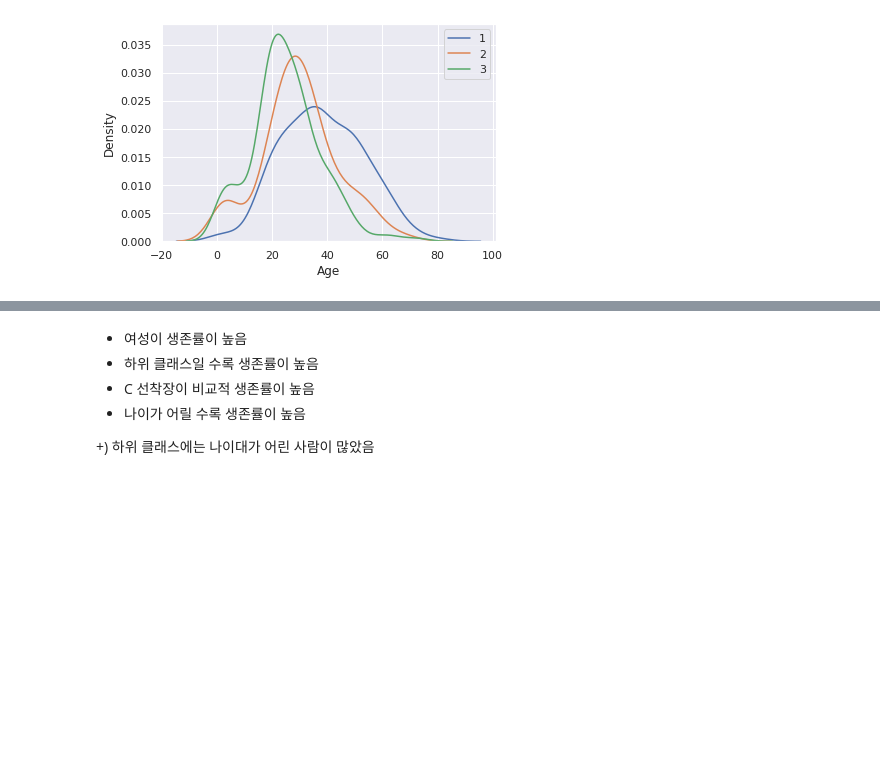
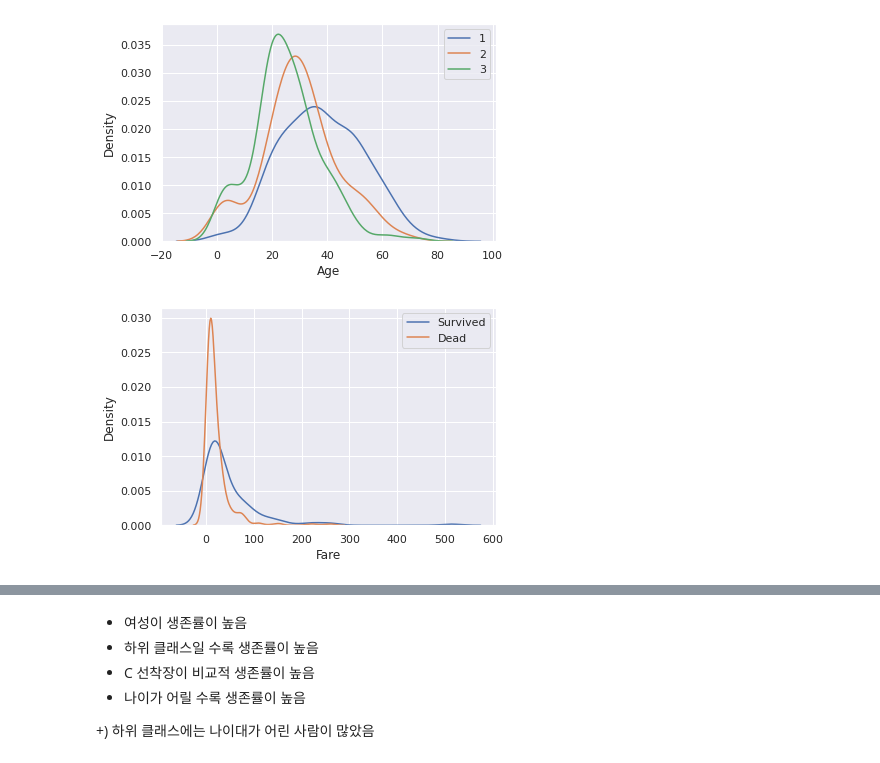
Before and after one commit to lauvsong/TITANIC_surviver_prediction, a Jupyter notebook: TITANIC.ipynb, the cells around one changed output, grey strips where cells are left out. Cells and saved outputs as stored; diff of their text form; code cells hidden in the pictures; blank space fills up the shorter version.

```diff
--- a/TITANIC.ipynb
+++ b/TITANIC.ipynb
@@ -102,5 +102,11 @@ plt.tight_layout()
 # %% [markdown]
 ## EDA
+# %%
+eda = train_data.copy()
+eda['Sex_code'] = eda['Sex'].astype('category').cat.codes
+
+eda['Embarked'].fillna('S', inplace=True)
+eda['Embarked_code'] = eda['Embarked'].astype('category').cat.codes
 # %% [markdown]
 #### 연속형 feature 상관관계 분석
 # %%
@@ -154,3 +162,10 @@ plt.legend(['1', '2', '3'])
 plt.show()
 # %% [output]
 [figure]
+# %%
+sns.kdeplot(eda[eda['Survived'] == 1]['Fare'])
+sns.kdeplot(eda[eda['Survived'] == 0]['Fare'])
+plt.legend(['Survived', 'Dead'])
+plt.show()
+# %% [output]
+[figure, added]
```
Also changed, not shown: parts of 42 cells of this notebook.
